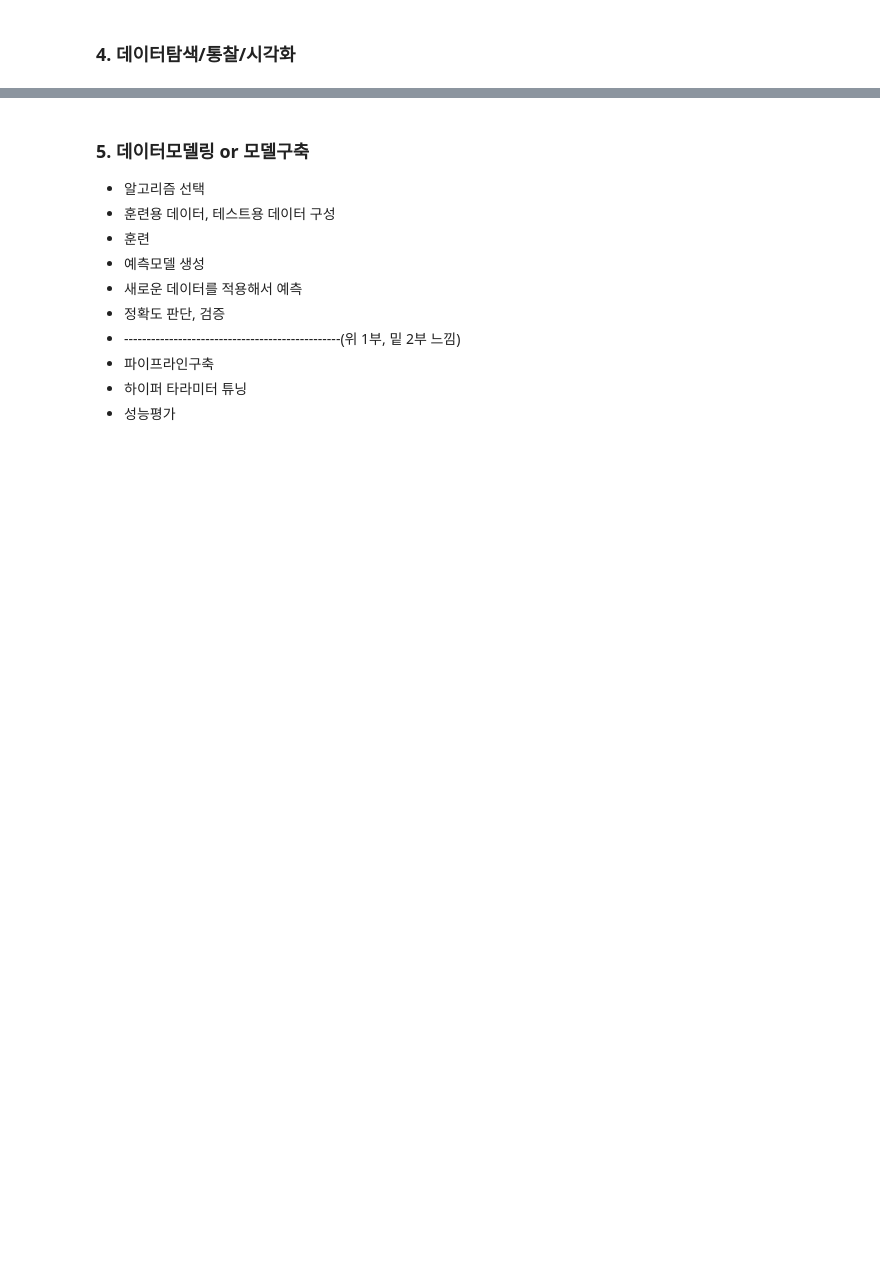
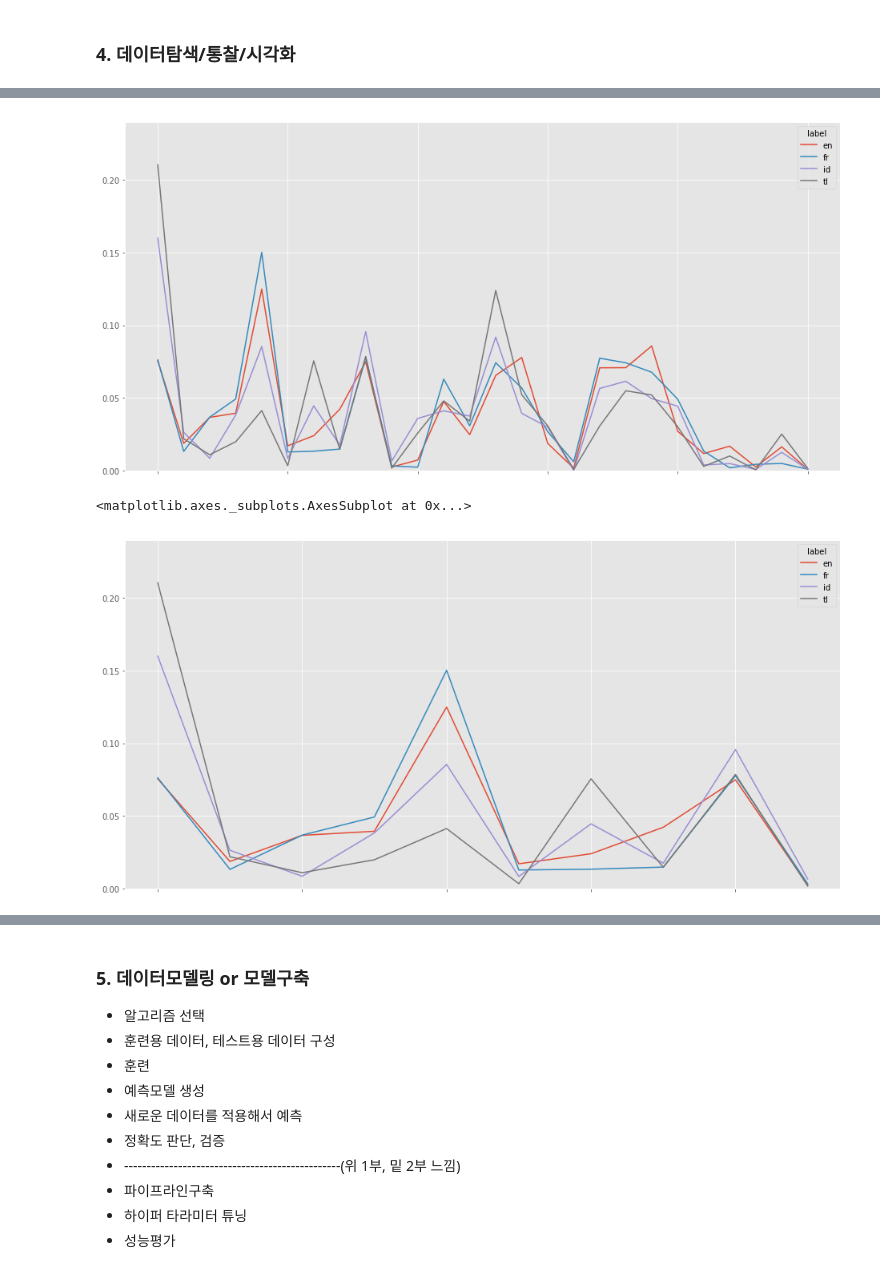
Before and after one commit to ParkKeunYoung/py_projects, a Jupyter notebook: dl/basic/머신러닝을 이용한 알파벳기반 언어자동판독 서비스.ipynb, the cells around one changed output, grey strips where cells are left out. Drawn from its saved outputs; the diff is of its cells as text; code cells hidden in the pictures; blank space fills up the shorter version.

```diff
--- a/dl/basic/머신러닝을 이용한 알파벳기반 언어자동판독 서비스.ipynb
+++ b/dl/basic/머신러닝을 이용한 알파벳기반 언어자동판독 서비스.ipynb
@@ -178,0 +366,10 @@ with open('../data/lang_label_freq.json', 'w', encoding='utf-8') as f: # w :쓰
+# %%
+# 한 개의 차트에 국가 별로 언어 빈도를 연결한다. (선형, line 차트)
+plt.style.use('ggplot')
+df_tmp_pv.plot( kind = 'line', figsize=(16,8), ylim=(0, 0.24))
+plt.show()
+# 대부분 쓰이는 추세는 비슷하지만 사용량(증폭정도)가 다르다.
+# %% [output]
+[figure, added]
+<matplotlib.axes._subplots.AxesSubplot at 0x...>
+[figure, added]
```
Also changed, not shown: parts of 39 cells of this notebook, 37 other files.
